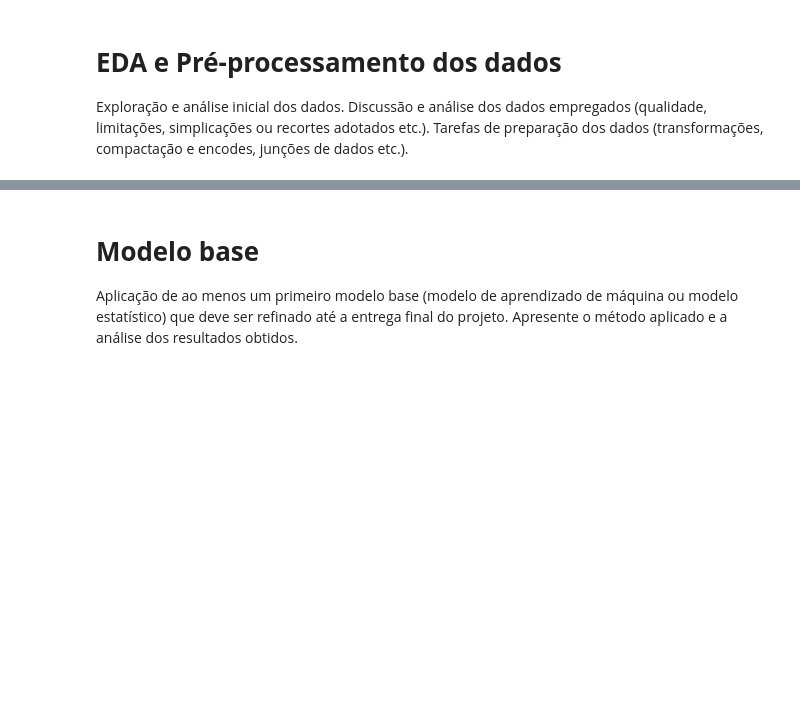
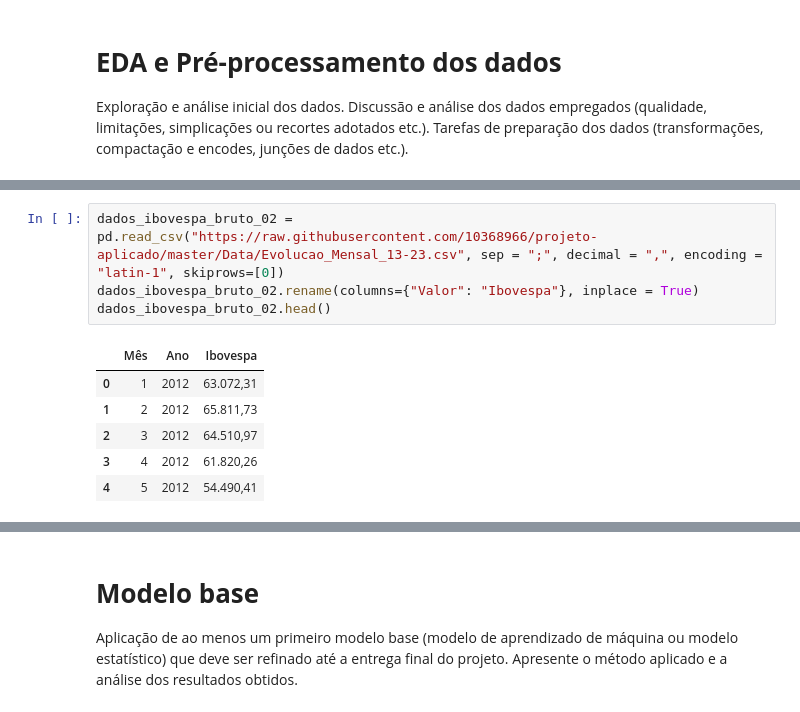
Before and after one commit to 10368966/projeto-aplicado, a Jupyter notebook: Projeto_aplicado_IV_entrega_3.ipynb, the cells around one changed output, grey strips where cells are left out. Drawn from its saved outputs; the diff is of its cells as text; blank space fills up the shorter version.

```diff
--- a/Projeto_aplicado_IV_entrega_3.ipynb
+++ b/Projeto_aplicado_IV_entrega_3.ipynb
@@ -62,0 +85,11 @@ Exploração e análise inicial dos dados. Discussão e análise dos dados empre
+# %%
+dados_ibovespa_bruto_02 = pd.read_csv("https://raw.githubusercontent.com/10368966/projeto-aplicado/master/Data/Evolucao_Mensal_13-23.csv", sep = ";", decimal = ",", encoding = "latin-1", skiprows=[0])
+dados_ibovespa_bruto_02.rename(columns={"Valor": "Ibovespa"}, inplace = True)
+dados_ibovespa_bruto_02.head()
+# %% [output]
+|  | Mês | Ano | Ibovespa |
+| 0 | 1 | 2012 | 63.072,31 |
+| 1 | 2 | 2012 | 65.811,73 |
+| 2 | 3 | 2012 | 64.510,97 |
+| 3 | 4 | 2012 | 61.820,26 |
+| 4 | 5 | 2012 | 54.490,41 |
```
Also changed, not shown: parts of 6 cells of this notebook, 1 other file.
